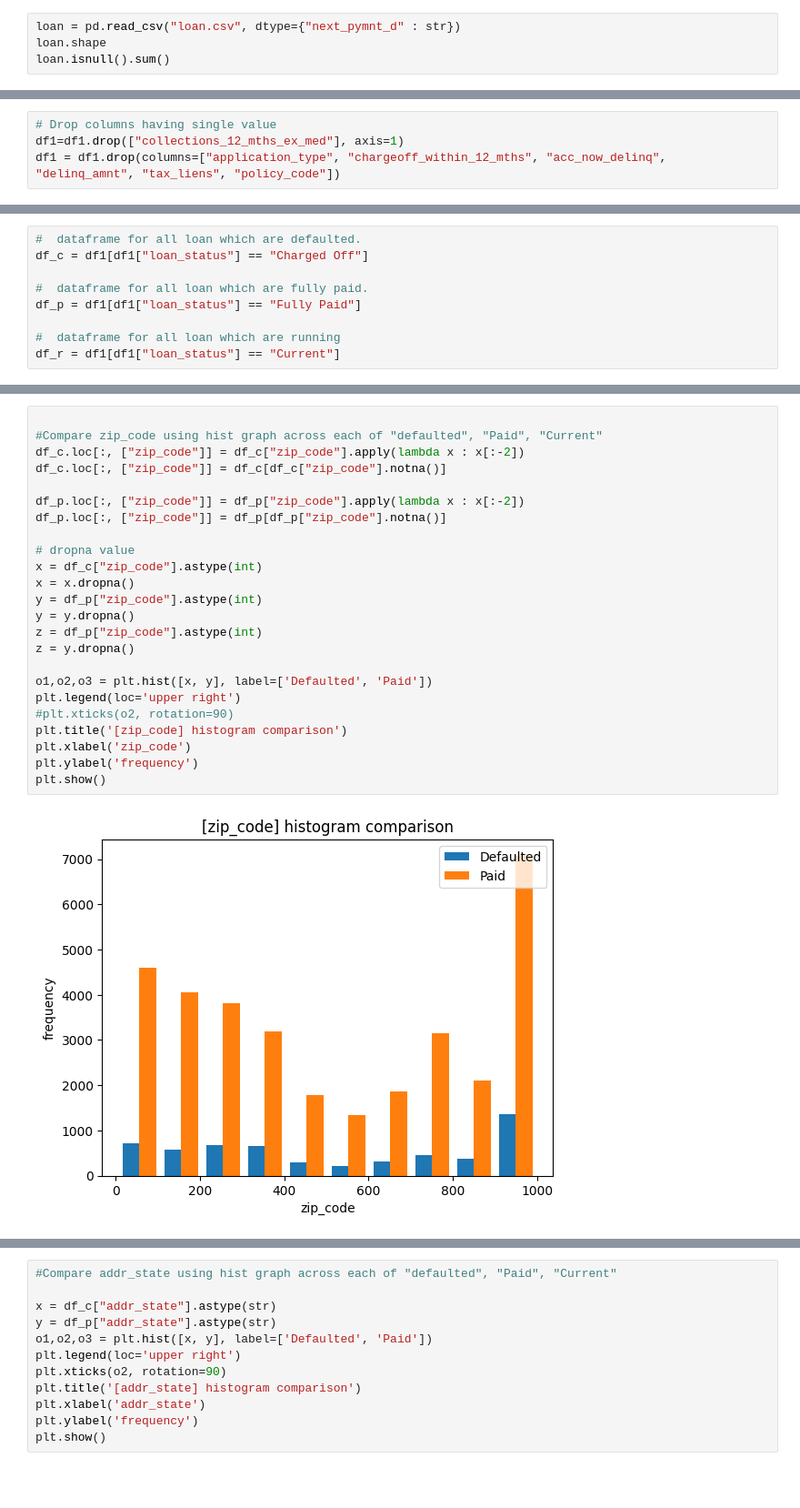
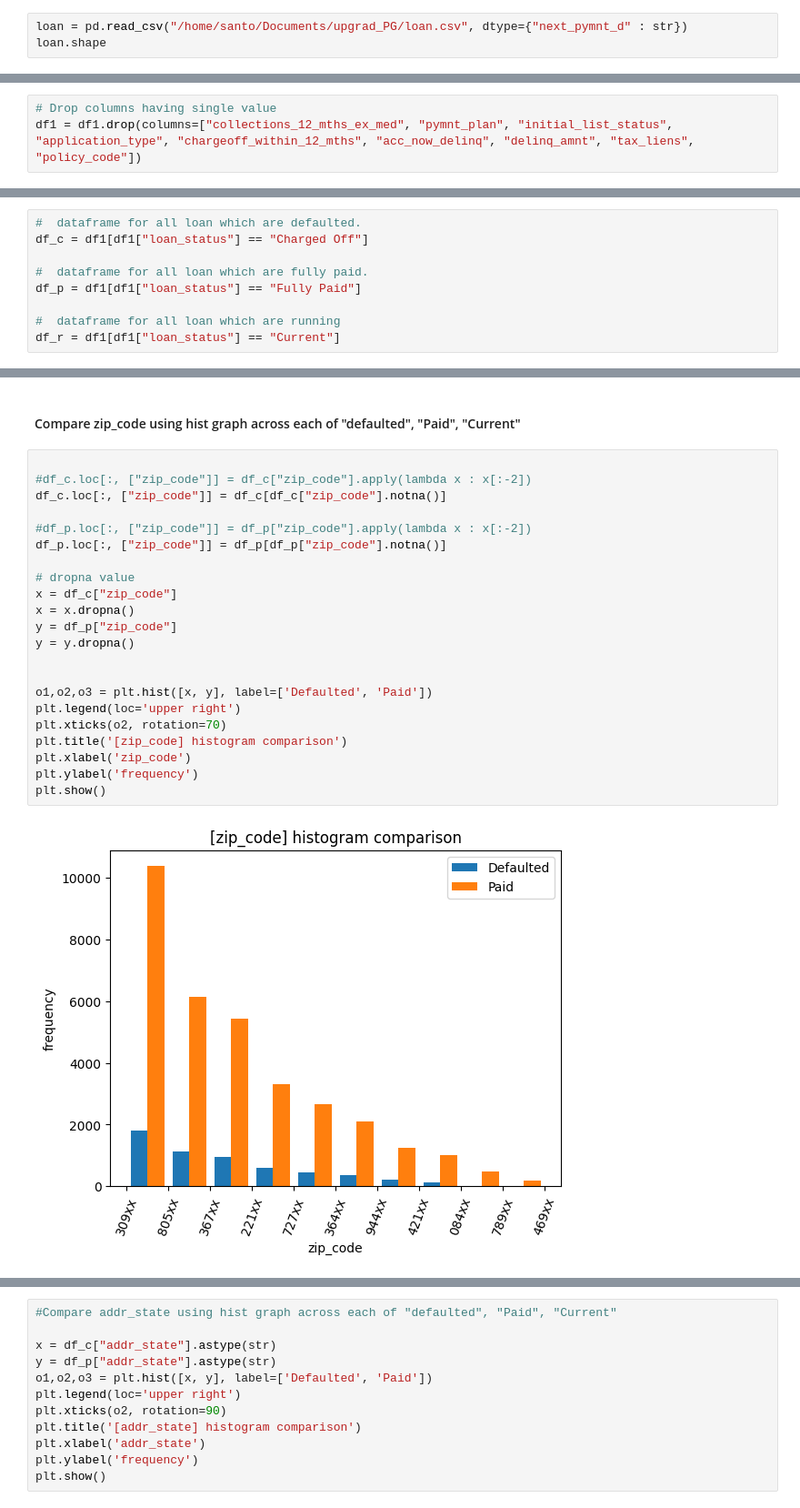
Before and after one commit to santoshmahto7/LendingClubCase, a Jupyter notebook: loan_santosh_1.ipynb, the cells around one changed output, grey strips where cells are left out. Shown at 91% size. Drawn from its saved outputs; the diff is of its cells as text; blank space fills up the shorter version.

```diff
--- a/loan_santosh_1.ipynb
+++ b/loan_santosh_1.ipynb
@@ -6,7 +6,6 @@ import matplotlib.pyplot as plt
 import pandas as pd
 import seaborn as sns
 # %%
-loan = pd.read_csv("loan.csv", dtype={"next_pymnt_d" : str})
+loan = pd.read_csv("/home/santo/Documents/upgrad_PG/loan.csv", dtype={"next_pymnt_d" : str})
 loan.shape
-loan.isnull().sum()
 # %% [output]
@@ -35,4 +67,3 @@ df1 = df.dropna(how="all")
 # %%
 # Drop columns having single value
-df1=df1.drop(["collections_12_mths_ex_med"], axis=1)
-df1 = df1.drop(columns=["application_type", "chargeoff_within_12_mths", "acc_now_delinq", "delinq_amnt", "tax_liens", "policy_code"])
+df1 = df1.drop(columns=["collections_12_mths_ex_med", "pymnt_plan", "initial_list_status", "application_type", "chargeoff_within_12_mths", "acc_now_delinq", "delinq_amnt", "tax_liens", "policy_code"])
@@ -112,29 +155,29 @@ plt.ylabel('frequency')
 plt.show()
 # %% [output]
 [figure]
+# %% [markdown]
+#### Compare zip_code using hist graph across each of "defaulted", "Paid", "Current"
 # %%
 
-#Compare zip_code using hist graph across each of "defaulted", "Paid", "Current"
-df_c.loc[:, ["zip_code"]] = df_c["zip_code"].apply(lambda x : x[:-2])
+#df_c.loc[:, ["zip_code"]] = df_c["zip_code"].apply(lambda x : x[:-2])
 df_c.loc[:, ["zip_code"]] = df_c[df_c["zip_code"].notna()]
 
-df_p.loc[:, ["zip_code"]] = df_p["zip_code"].apply(lambda x : x[:-2])
+#df_p.loc[:, ["zip_code"]] = df_p["zip_code"].apply(lambda x : x[:-2])
 df_p.loc[:, ["zip_code"]] = df_p[df_p["zip_code"].notna()]
 
 # dropna value
-x = df_c["zip_code"].astype(int)
+x = df_c["zip_code"]
 x = x.dropna()
-y = df_p["zip_code"].astype(int)
+y = df_p["zip_code"]
 y = y.dropna()
-z = df_p["zip_code"].astype(int)
-z = y.dropna()
+
 
 o1,o2,o3 = plt.hist([x, y], label=['Defaulted', 'Paid'])
 plt.legend(loc='upper right')
-#plt.xticks(o2, rotation=90)
+plt.xticks(o2, rotation=70)
 plt.title('[zip_code] histogram comparison')
 plt.xlabel('zip_code')
 plt.ylabel('frequency')
 plt.show()
 # %% [output]
-[figure, old version]
+[figure, new version]
```
Also changed, not shown: parts of 67 cells of this notebook.
